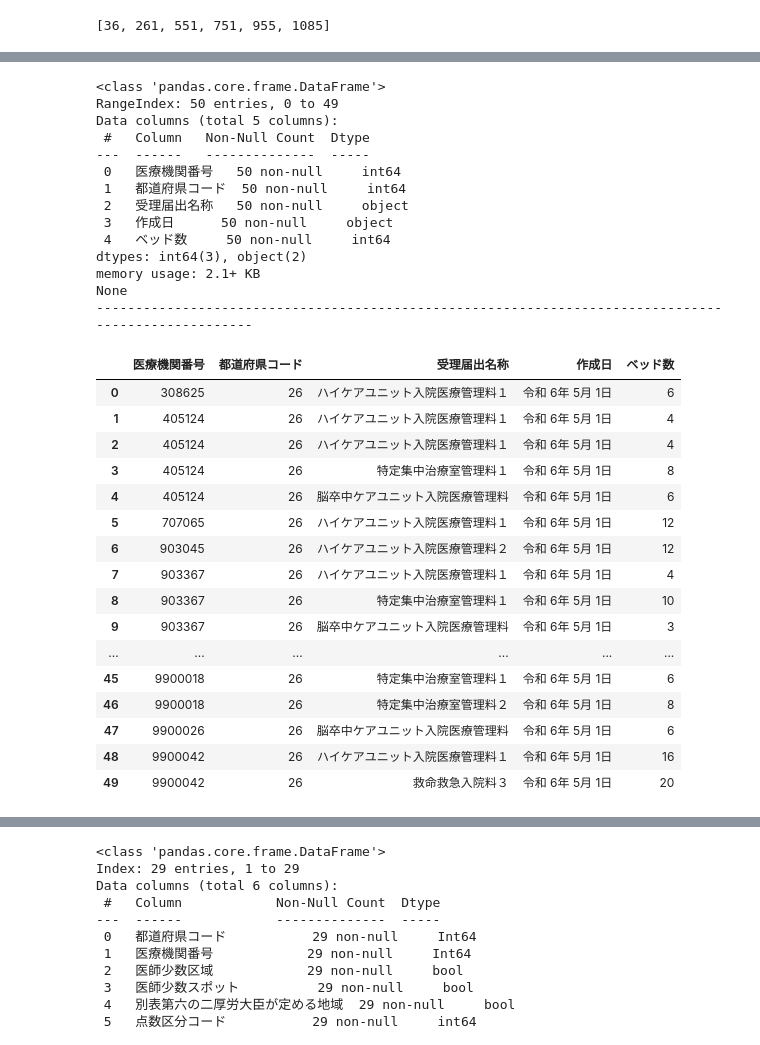
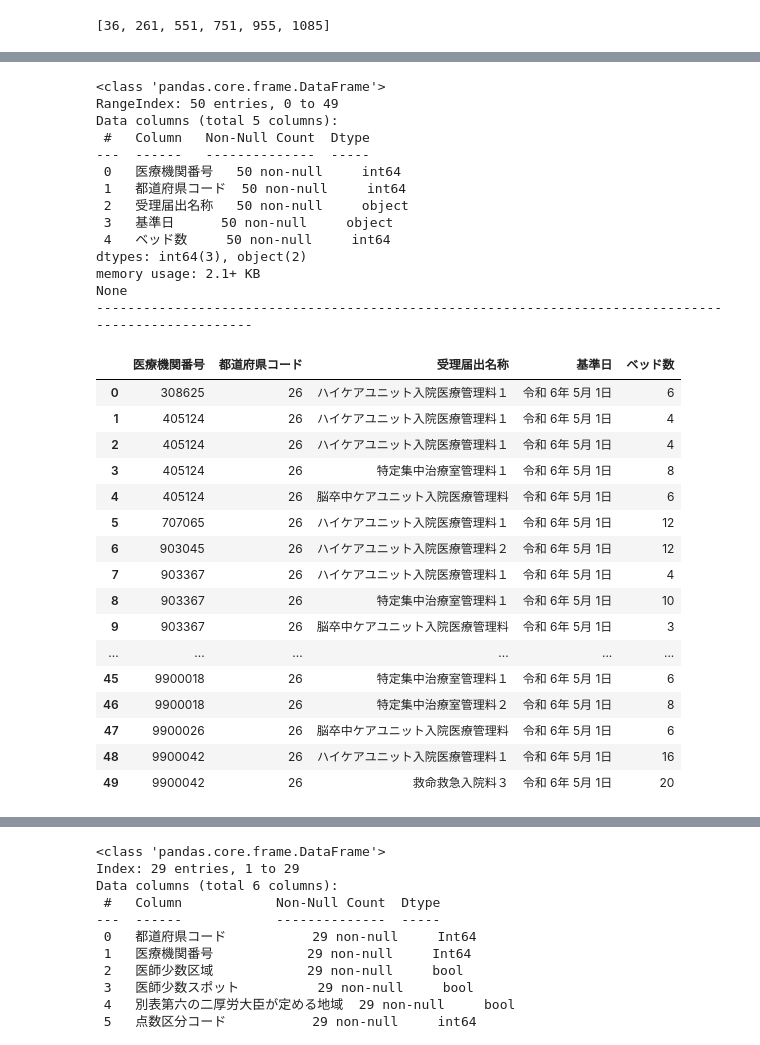
Before and after one commit to MasaHirai-Jinen/Medical_Institution_db_colab, a Jupyter notebook: 医療機関受理届項目別.ipynb, the cells around one changed output, grey strips where cells are left out. Saved outputs shown, nothing was run; the diff lists cells and outputs as text; code cells hidden in the pictures.

```diff
--- a/医療機関受理届項目別.ipynb
+++ b/医療機関受理届項目別.ipynb
@@ -44,11 +44,11 @@ def extract_files_from_zip (zip_filepath, code_string) -> List[Tuple[datetime, s
             l = info.filename.split('/')
             if (code_string in l) and (not info.is_dir()):
                 i = l.index(code_string)
-                category, kikan, get_date, *filename = l[i:]
-                get_date = datetime.strptime(get_date, '%Y-%m-%d')
+                category, kikan, download_date, *filename = l[i:]
+                download_date = datetime.strptime(download_date, '%Y-%m-%d')
                 with zip_ref.open(info) as file:
                     buffer = io.BytesIO(file.read())
-                file_list.append((get_date, info.filename, buffer))
+                file_list.append((download_date, info.filename, buffer))
 
     file_list.sort(key=lambda x: x[0])
     return file_list
@@ -281,7 +281,7 @@ file_list[:5]
 # %% [output]
 [36, 261, 551, 751, 955, 1085]
 # %%
-get_date, filename, buffer = file_list[36]
+download_date, filename, buffer = file_list[36]
 dfs = pd.read_excel(buffer, sheet_name=None, dtype=str)
 # %%
 def download_excel(buffer):
@@ -363,22 +363,23 @@ def _extract_meta_info(df):
     def _extract_date_and_syubetu(meta_info):
         # 種別の抽出
         syubetu = None
+        as_of_date = None
         created_date = None
 
-        pattern = r'\[(.*)現在\s(.*)]'
+        pattern = re.compile(r'\[(.*)現在\s(.*)\](.*)作成')
         match_ = re.search(pattern, meta_info)
         if match_:
-            created_date, syubetu_name = match_.groups()
+            as_of_date, syubetu_name, created_date = match_.groups()
             syubetu_name = syubetu_name.strip()
             syubetu = SYUBETU.find_syubetu_from_name(syubetu_name)
-        return syubetu, created_date
+        return syubetu, as_of_date, created_date
 
-    syubetu, created_date = _extract_date_and_syubetu(meta_info)
+    syubetu, as_of_date, created_date = _extract_date_and_syubetu(meta_info)
 
-    return meta_info, syubetu, created_date
+    return meta_info, syubetu, as_of_date, created_date
 
-meta_info, syubetu, created_date = _extract_meta_info(meta_df)
+meta_info, syubetu, as_of_date, created_date = _extract_meta_info(meta_df)
 print(meta_info)
-print(syubetu, created_date)
+print(syubetu, as_of_date, created_date)
 # %% [output]
 [令和 6年 5月 1日 現在　医科]　令和６年５月１日作成
@@ -386,11 +387,12 @@ SyubetuType(id=1, name='医科') 令和 6年 5月 1日
 # %%
 # データの加工
-def _clean_data(df, created_date, syubetu):
+def _clean_data(df, as_of_date, created_date, syubetu):
     df = df.copy()
 
     df.columns = df.iloc[0]
     df = df[1:]
     df.reset_index(drop=True, inplace=True)
+    df['基準日'] = as_of_date
     df['作成日'] = created_date
     df['点数区分コード'] = syubetu.id if syubetu else None
     df = df.astype({
@@ -401,7 +403,7 @@ def _clean_data(df, created_date, syubetu):
 
     return df
 
-data_df = _clean_data(data, created_date, syubetu)
+data_df = _clean_data(data, as_of_date, created_date, syubetu)
 print_dataframe_info(data_df)
 # %% [output]
 <class 'pandas.core.frame.DataFrame'>
@@ -438,39 +440,39 @@ None
 # ベッド数の抽出
 def _extract_bed_num(df):
     df = df.copy()
-    groups = df.groupby(['医療機関番号', '都道府県コード', '受理届出名称','作成日'])
+    groups = df.groupby(['医療機関番号', '都道府県コード', '受理届出名称','基準日'])
     bed_num_rows = []
     for (number, todofuken_num, juri, created_date), group_df in groups:
         # if not juri.startswith('特定集中治療室管理料'):
         #     continue
         bed_nums = group_df[group_df['備考（見出し）'].str.contains('病床数', na=False)]['備考（データ）']
         if not bed_nums.empty:
             bed_nums = bed_nums.str.extract(r'(\d+)').astype(int)
             bed_nums = bed_nums.iloc[:,0].values.tolist()
             for bed_num in bed_nums:
                 bed_num_rows.append([number, todofuken_num, juri, created_date, bed_num])
 
-    bed_num_df = pd.DataFrame(bed_num_rows, columns=['医療機関番号', '都道府県コード', '受理届出名称','作成日', 'ベッド数'])
+    bed_num_df = pd.DataFrame(bed_num_rows, columns=['医療機関番号', '都道府県コード', '受理届出名称','基準日', 'ベッド数'])
     return bed_num_df
 
 bed_num_df = _extract_bed_num(data_df)
 print_dataframe_info(bed_num_df)
 # %% [output]
 <class 'pandas.core.frame.DataFrame'>
 RangeIndex: 50 entries, 0 to 49
 Data columns (total 5 columns):
  #   Column   Non-Null Count  Dtype
 ---  ------   --------------  -----
  0   医療機関番号   50 non-null     int64
  1   都道府県コード  50 non-null     int64
  2   受理届出名称   50 non-null     object
- 3   作成日      50 non-null     object
+ 3   基準日      50 non-null     object
  4   ベッド数     50 non-null     int64
 dtypes: int64(3), object(2)
 memory usage: 2.1+ KB
 None
 ----------------------------------------------------------------------------------------------------
-|  | 医療機関番号 | 都道府県コード | 受理届出名称 | 作成日 | ベッド数 |
+|  | 医療機関番号 | 都道府県コード | 受理届出名称 | 基準日 | ベッド数 |
 | 0 | 308625 | 26 | ハイケアユニット入院医療管理料１ | 令和 6年 5月 1日 | 6 |
 | 1 | 405124 | 26 | ハイケアユニット入院医療管理料１ | 令和 6年 5月 1日 | 4 |
 | 2 | 405124 | 26 | ハイケアユニット入院医療管理料１ | 令和 6年 5月 1日 | 4 |
```
Also changed, not shown: parts of 9 cells of this notebook.
